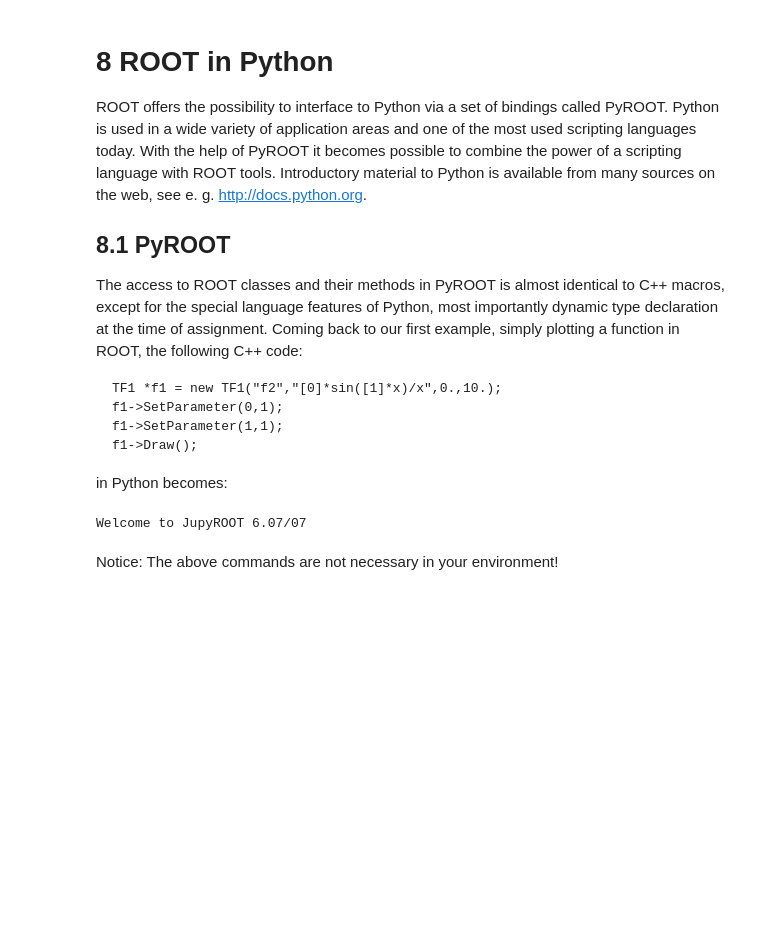
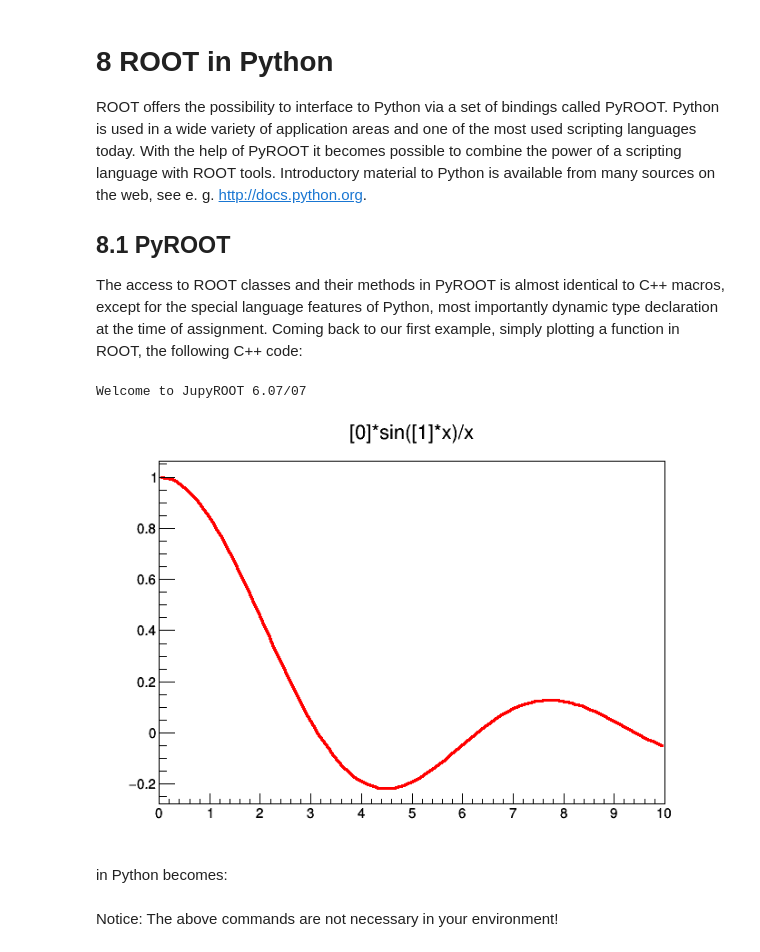
Before and after one commit to bytemonster/ROOT-Primer, a Jupyter notebook: notebooks/8-ROOT-in-Python.ipynb, the cells around one changed output. Saved outputs shown, nothing was run; the diff lists cells and outputs as text; code cells hidden in the pictures; blank space fills up the shorter version.

Commit message:
fixing 7 macros and 8 c++ python issues

```diff
--- a/notebooks/8-ROOT-in-Python.ipynb
+++ b/notebooks/8-ROOT-in-Python.ipynb
@@ -4,17 +4,23 @@ ROOT offers the possibility to interface to Python via a set of bindings called
 
 ## 8.1 PyROOT
 The access to ROOT classes and their methods in PyROOT is almost identical to C++ macros, except for the special language features of Python, most importantly dynamic type declaration at the time of assignment. Coming back to our first example, simply plotting a function in ROOT, the following C++ code:
-
-    TF1 *f1 = new TF1("f2","[0]*sin([1]*x)/x",0.,10.);
-    f1->SetParameter(0,1);
-    f1->SetParameter(1,1);
-    f1->Draw();
-
-in Python becomes:
 # %%
 import ROOT
 # %% [output]
 Welcome to JupyROOT 6.07/07
+# %%
+%%cpp
+
+TCanvas canvas_8_1_a("canvas_8_1_a" ,"Data C++");
+TF1 function_8_1_a("function_8_1_a","[0]*sin([1]*x)/x",0.,10.);
+function_8_1_a.SetParameter(0,1);
+function_8_1_a.SetParameter(1,1);
+function_8_1_a.Draw();
+canvas_8_1_a.Draw();
+# %% [output]
+[figure, added]
+# %% [markdown]
+in Python becomes:
 # %%
 %jsroot on
 # %% [markdown]
```
Also changed, not shown: parts of 5 cells of this notebook, 4 other files.
